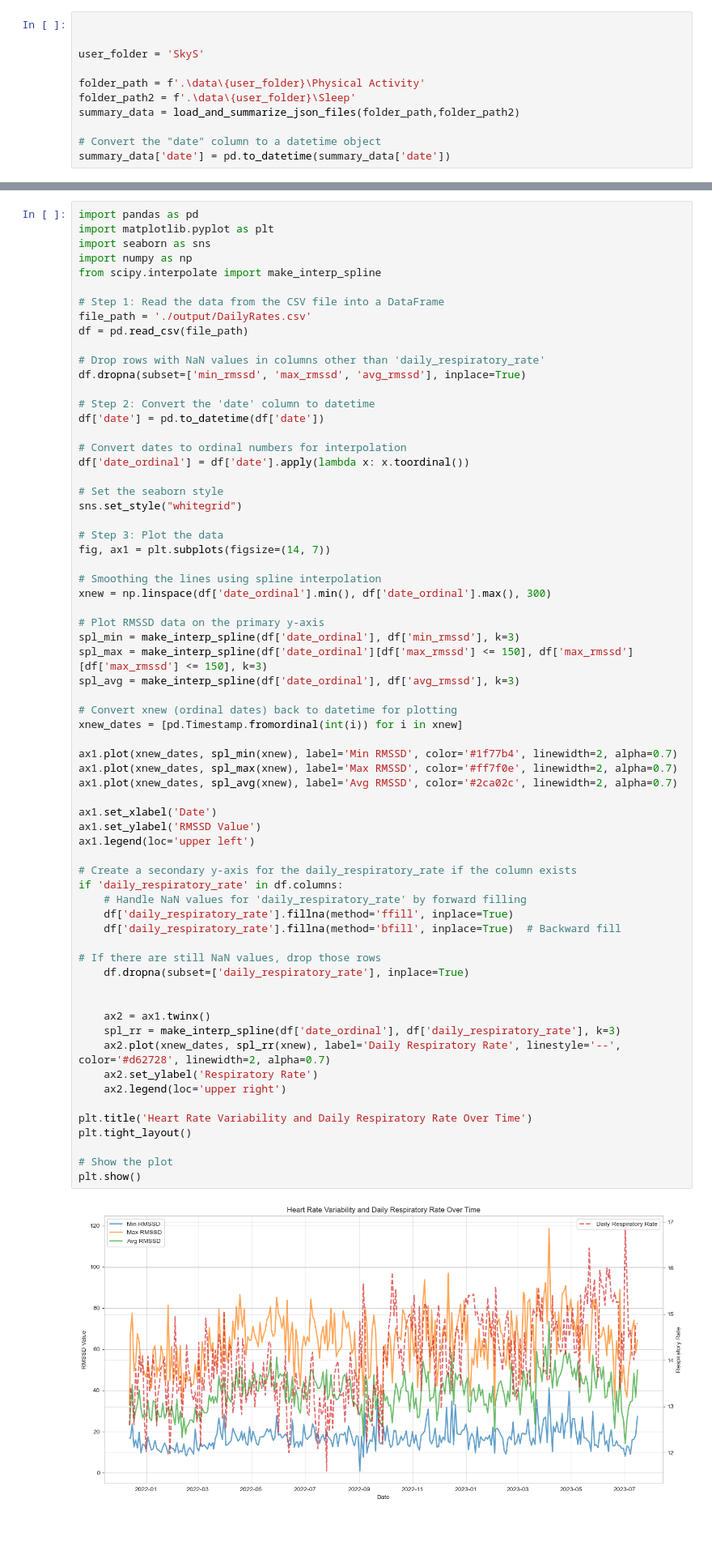
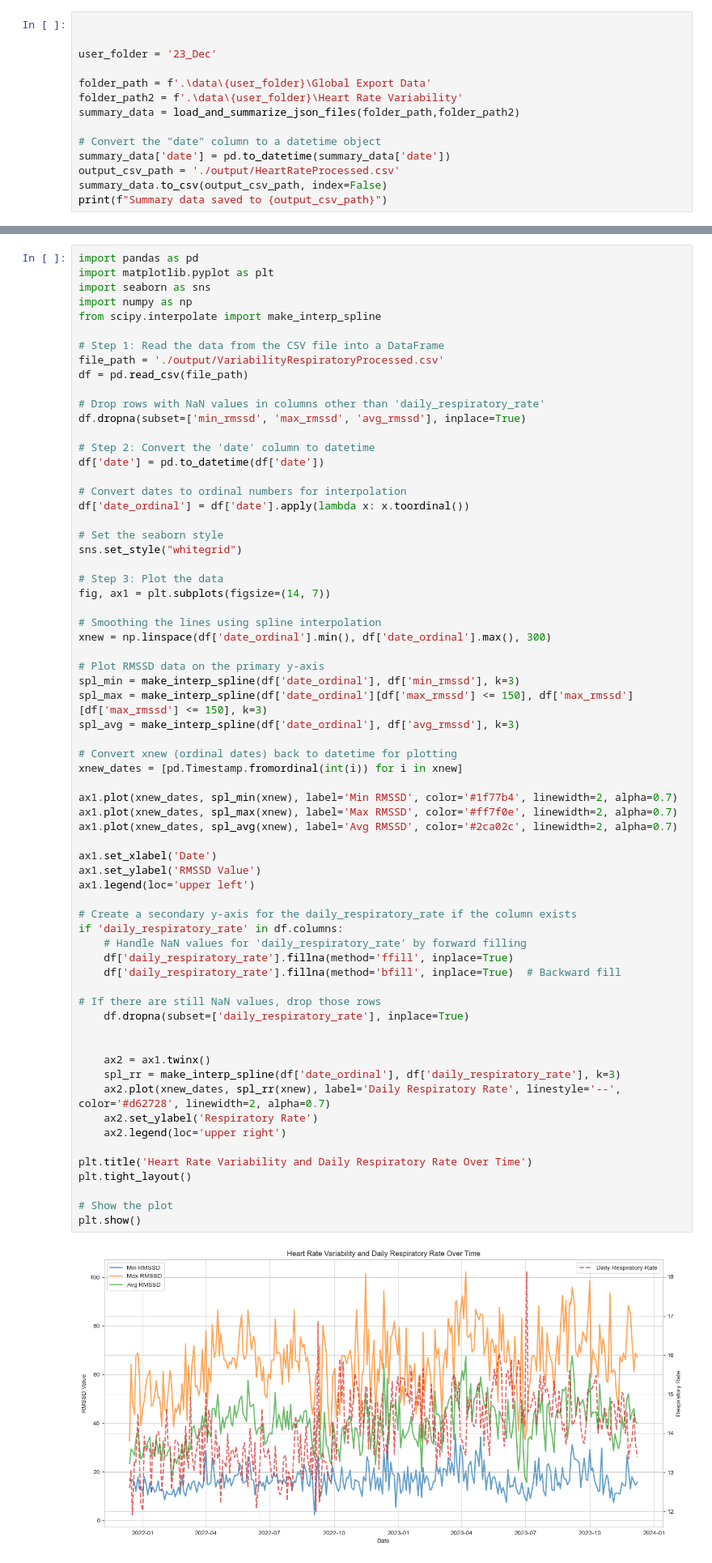
Before and after one commit to schbz/FitbitEDA, a Jupyter notebook: DataAnalysis.ipynb, the cells around one changed output, grey strips where cells are left out. Shown at 81% size. Cells and saved outputs as stored; diff of their text form; blank space fills up the shorter version.

```diff
--- a/DataAnalysis.ipynb
+++ b/DataAnalysis.ipynb
@@ -59,12 +92,15 @@ def load_and_summarize_json_files(folder_path,folder_path2):
 # %%
 
 
-user_folder = 'SkyS'
+user_folder = '23_Dec'
 
-folder_path = f'.\data\{user_folder}\Physical Activity'
-folder_path2 = f'.\data\{user_folder}\Sleep'
+folder_path = f'.\data\{user_folder}\Global Export Data'
+folder_path2 = f'.\data\{user_folder}\Heart Rate Variability'
 summary_data = load_and_summarize_json_files(folder_path,folder_path2)
 
 # Convert the "date" column to a datetime object
 summary_data['date'] = pd.to_datetime(summary_data['date'])
+output_csv_path = './output/HeartRateProcessed.csv'
+summary_data.to_csv(output_csv_path, index=False)
+print(f"Summary data saved to {output_csv_path}")
 # %% [output]
@@ -258,7 +292,7 @@ import numpy as np
 from scipy.interpolate import make_interp_spline
 
 # Step 1: Read the data from the CSV file into a DataFrame
-file_path = './output/DailyRates.csv'
+file_path = './output/VariabilityRespiratoryProcessed.csv'
 df = pd.read_csv(file_path)
 
 # Drop rows with NaN values in columns other than 'daily_respiratory_rate'
@@ -290,31 +324,31 @@ xnew_dates = [pd.Timestamp.fromordinal(int(i)) for i in xnew]
 ax1.plot(xnew_dates, spl_min(xnew), label='Min RMSSD', color='#1f77b4', linewidth=2, alpha=0.7)
 ax1.plot(xnew_dates, spl_max(xnew), label='Max RMSSD', color='#ff7f0e', linewidth=2, alpha=0.7)
 ax1.plot(xnew_dates, spl_avg(xnew), label='Avg RMSSD', color='#2ca02c', linewidth=2, alpha=0.7)
 
 ax1.set_xlabel('Date')
 ax1.set_ylabel('RMSSD Value')
 ax1.legend(loc='upper left')
 
 # Create a secondary y-axis for the daily_respiratory_rate if the column exists
 if 'daily_respiratory_rate' in df.columns:
     # Handle NaN values for 'daily_respiratory_rate' by forward filling
     df['daily_respiratory_rate'].fillna(method='ffill', inplace=True)
     df['daily_respiratory_rate'].fillna(method='bfill', inplace=True)  # Backward fill
 
 # If there are still NaN values, drop those rows
     df.dropna(subset=['daily_respiratory_rate'], inplace=True)
 
 
     ax2 = ax1.twinx()
     spl_rr = make_interp_spline(df['date_ordinal'], df['daily_respiratory_rate'], k=3)
     ax2.plot(xnew_dates, spl_rr(xnew), label='Daily Respiratory Rate', linestyle='--', color='#d62728', linewidth=2, alpha=0.7)
     ax2.set_ylabel('Respiratory Rate')
     ax2.legend(loc='upper right')
 
 plt.title('Heart Rate Variability and Daily Respiratory Rate Over Time')
 plt.tight_layout()
 
 # Show the plot
 plt.show()
 # %% [output]
-[figure, old version]
+[figure, new version]
```
Also changed, not shown: parts of 18 cells of this notebook, 3 other files.
